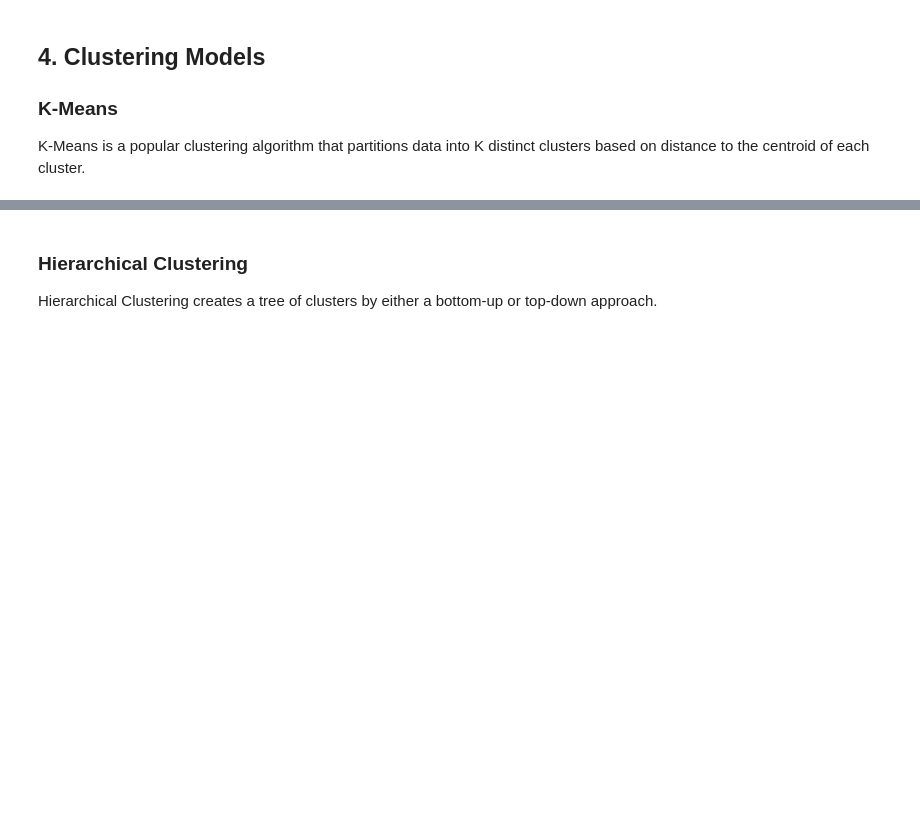
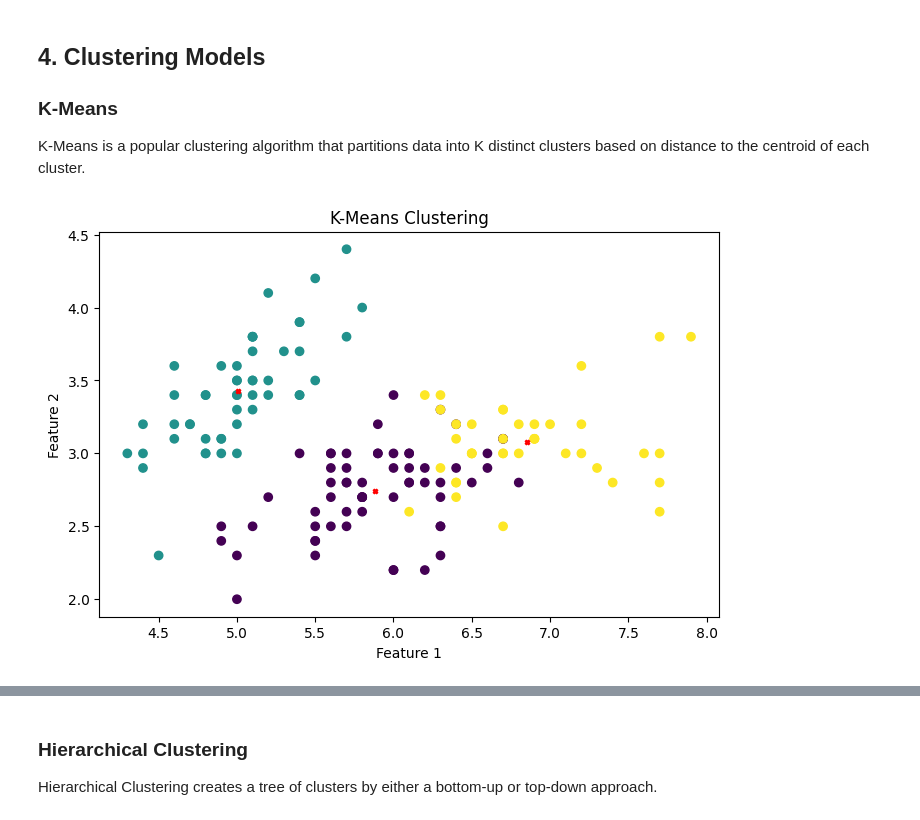
Before and after one commit to Bluerrror/Python-Course, a Jupyter notebook: 09/9.ipynb, the cells around one changed output, grey strips where cells are left out. Saved outputs shown, nothing was run; the diff lists cells and outputs as text; code cells hidden in the pictures; blank space fills up the shorter version.

```diff
--- a/09/9.ipynb
+++ b/09/9.ipynb
@@ -243,19 +313,30 @@ K-Means is a popular clustering algorithm that partitions data into K distinct c
 # %%
 # K-Means Clustering
 from sklearn.cluster import KMeans
+import pandas as pd
+import matplotlib.pyplot as plt
+from sklearn.datasets import load_iris
+
+# Load dataset
+iris = load_iris(as_frame=True)
+X = iris.data
+y = iris.target
 
 # Fit K-Means
-kmeans = KMeans(n_clusters=3, random_state=42)
+kmeans = KMeans(n_clusters=3, random_state=10000,max_iter=10000)
 kmeans.fit(X)
 
 # Cluster labels
 labels = kmeans.labels_
 
 # Plotting
 plt.figure(figsize=(8, 5))
-plt.scatter(X[:, 0], X[:, 1], c=labels, cmap='viridis')
-plt.scatter(kmeans.cluster_centers_[:, 0], kmeans.cluster_centers_[:, 1], c='red', marker='X', s=200)
+# Use .iloc for integer-location based indexing to access columns 0 and 1
+plt.scatter(X.iloc[:, 0], X.iloc[:, 1], c=labels, cmap='viridis')
+plt.scatter(kmeans.cluster_centers_[:, 0], kmeans.cluster_centers_[:, 1], c='red', marker='X', s=10)
 plt.title('K-Means Clustering')
 plt.xlabel('Feature 1')
 plt.ylabel('Feature 2')
 plt.show()
+# %% [output]
+[figure, added]
```
Also changed, not shown: parts of 29 cells of this notebook.
